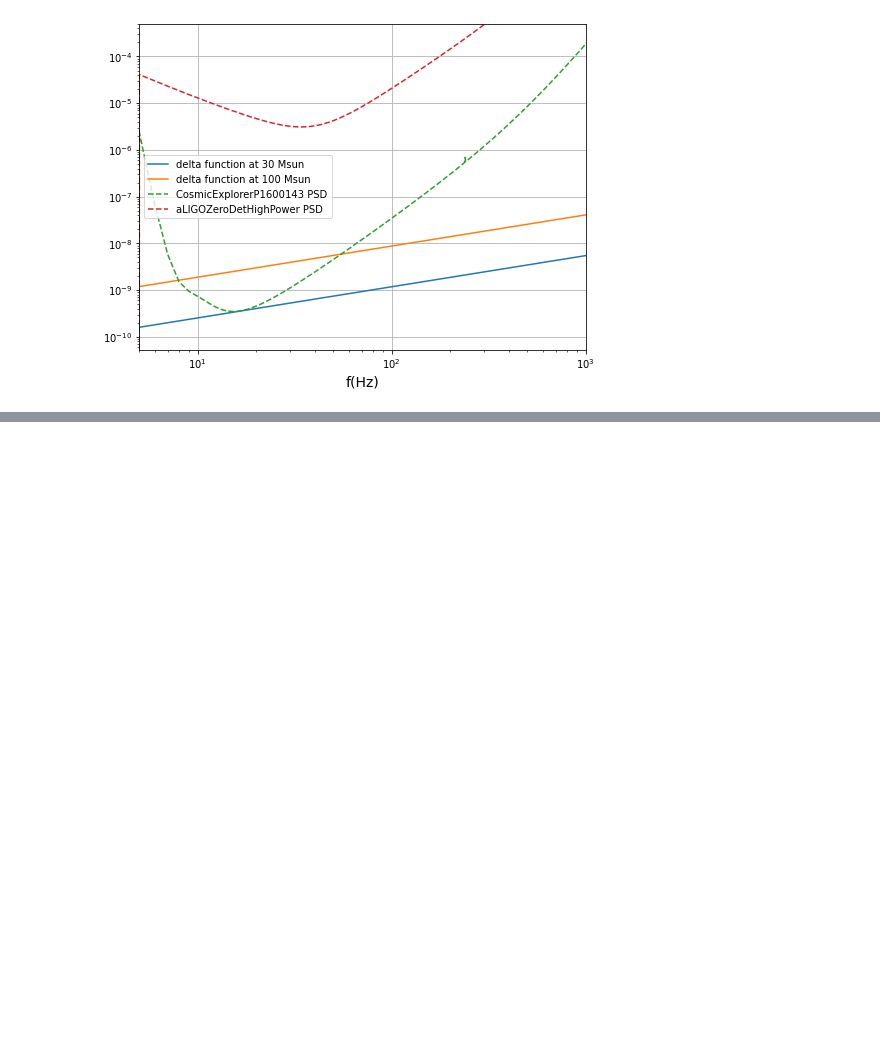
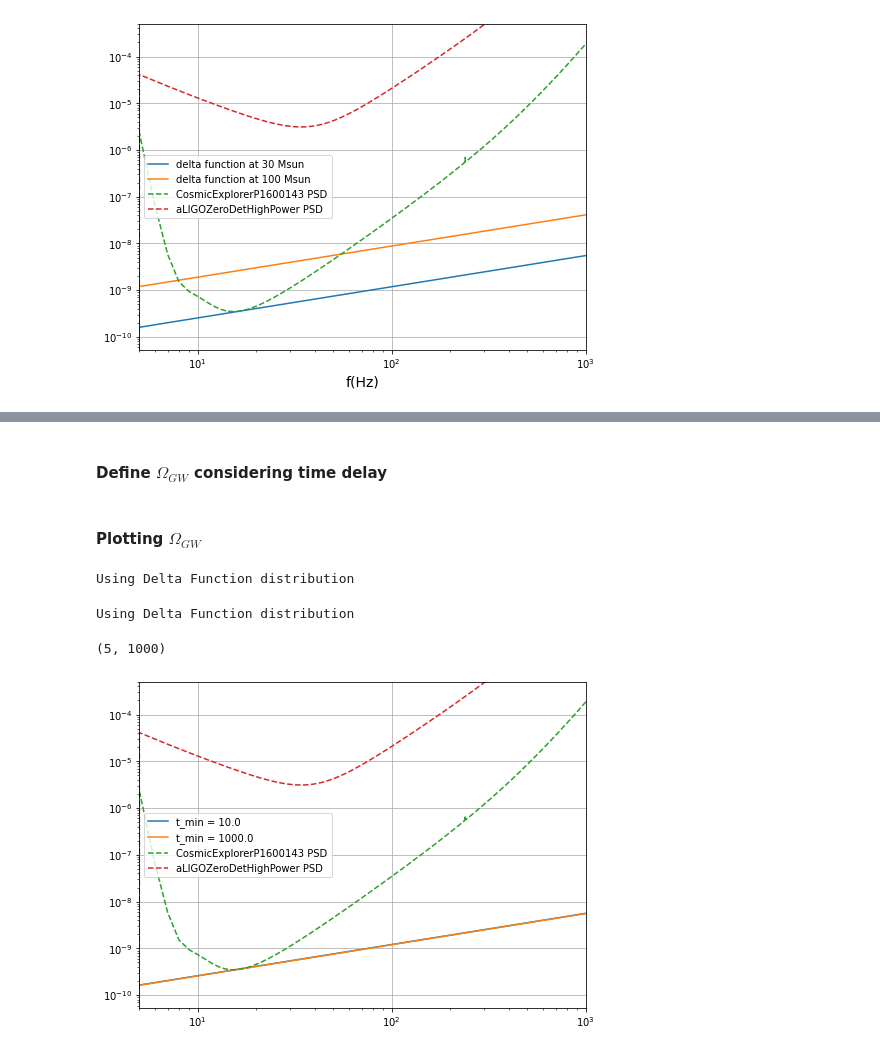
Before and after one commit to uddeepta-deka/SGWB_astrophysical, a Jupyter notebook: tutorials.ipynb, the cells around one changed output, grey strips where cells are left out. Drawn from its saved outputs; the diff is of its cells as text; code cells hidden in the pictures; blank space fills up the shorter version.

```diff
--- a/tutorials.ipynb
+++ b/tutorials.ipynb
@@ -58,7 +58,7 @@ def Rstar_z(z):
     """
 
     a, b, zm = 2.8, 2.46, 1.72
-    nu = 23.9 / u.yr / u.Gpc ** 3 # BBH merger rate
+    nu = 24. / u.yr / u.Gpc ** 3 # BBH merger rate
     return nu * a * np.exp(b * (z - zm)) / (a - b + b * np.exp(a * (z - zm)))
 # %%
 # plotting the SFR
@@ -164,0 +193,18 @@ plt.show()
+# %%
+def Rv_z(z, time_delay_distribution, time_delay_args=dict()):
+    """
+    Rate of sources per comoving volume considering
+    time delay between formation and merger
+    """
+    lookback_time = Planck18.lookback_time(z).to(u.Myr).value
+    result = np.zeros_like(z) / u.yr / u.Gpc ** 3
+
+    time_delay_arr = np.logspace(np.log10(1e-3), np.log10(1e4), 100000)
+    for ii in range(len(z)):
+        integrand = Rstar_tL(lookback_time[ii] + time_delay_arr) * time_delay_distribution(time_delay_arr,
+                                                                                          **time_delay_args)
+        result[ii] = np.trapz(integrand, time_delay_arr)
+
+    return result
+# %% [markdown]
+#### Define $\Omega_{GW}$ considering time delay
@@ -164,0 +243,29 @@ plt.show()
+# %% [markdown]
+#### Plotting $\Omega_{GW}$
+# %%
+plt.figure(figsize=(8,6))
+
+f_arr = np.arange(5, 1000, 10)
+for tmin in [1e1, 1e3]:
+    omega = omega_GW_with_time_delay(f_arr,
+                                     chirp_mass_distribution="delta_function",
+                                     time_delay_distribution=inverse_x,
+                                     chirp_mass_args=dict(val=30),
+                                    time_delay_args=dict(minimum=tmin, maximum=1e4))
+    plt.loglog(f_arr, omega, label=f"t_min = {tmin}")
+
+for name in ["CosmicExplorerP1600143", "aLIGOZeroDetHighPower"]:
+    psd = pycbc.psd.analytical.from_string(name, 2000, 1, 5)
+    psd_data = psd.data / u.Hz
+    psd_frequencies = psd.sample_frequencies * u.Hz
+    psd = (psd_data * (psd_frequencies) ** 3 / constants.G / Planck18.critical_density0).si * np.pi/4
+    plt.plot(psd_frequencies, psd, label=name + " PSD", ls="--")
+plt.legend(loc="best")
+plt.ylim(ymax=5e-4)
+plt.grid()
+plt.xlim(5, 1000)
+# %% [output]
+Using Delta Function distribution
+Using Delta Function distribution
+(5, 1000)
+[figure, added]
```
Also changed, not shown: parts of 6 cells of this notebook.
